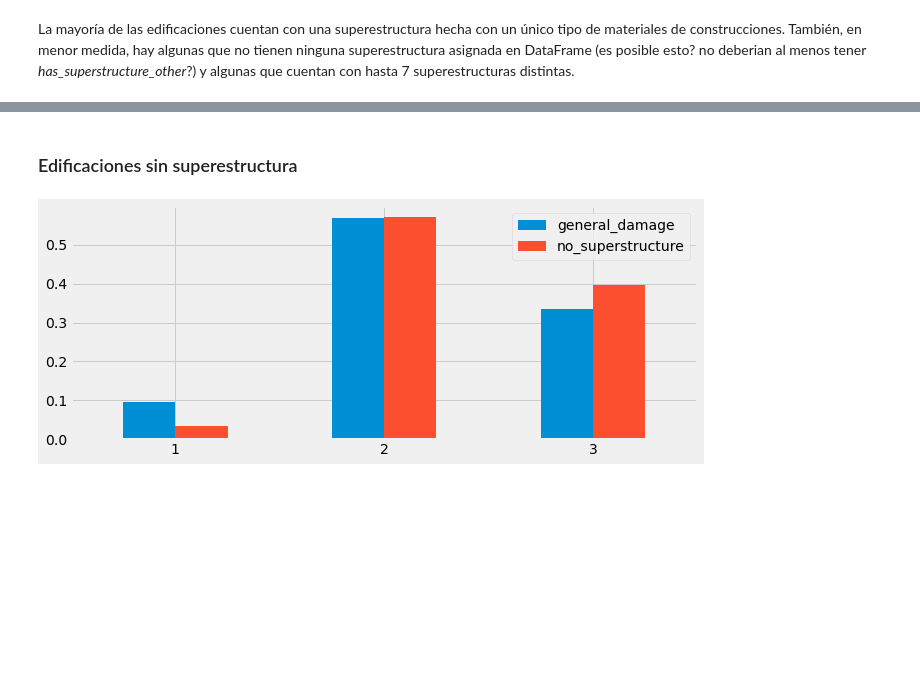
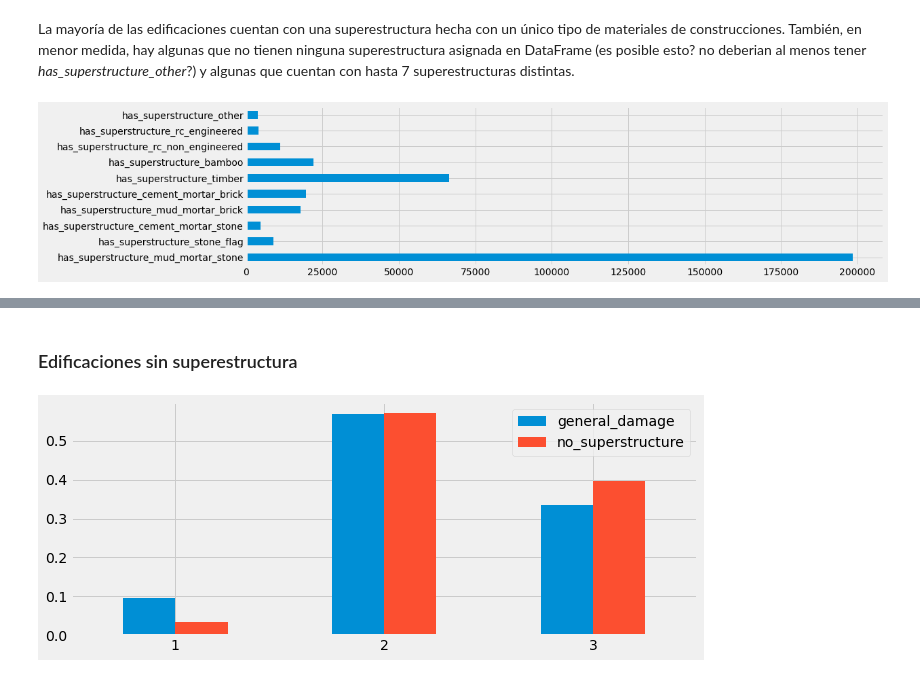
Before and after one commit to franvinas/7506-tp1, a Jupyter notebook: tp1.ipynb, the cells around one changed output, grey strips where cells are left out. Drawn from its saved outputs; the diff is of its cells as text; code cells hidden in the pictures; blank space fills up the shorter version.

```diff
--- a/tp1.ipynb
+++ b/tp1.ipynb
@@ -562,2 +562,7 @@ plt.show()
 # %% [markdown]
 La mayoría de las edificaciones cuentan con una superestructura hecha con un único tipo de materiales de construcciones. También, en menor medida, hay algunas que no tienen ninguna superestructura asignada en DataFrame (es posible esto? no deberian al menos tener *has_superstructure_other*?) y algunas que cuentan con hasta 7 superestructuras distintas.
+# %%
+superstructure_raw.sum().iloc[:-2].plot(kind='barh', figsize=(15,4))
+plt.show()
+# %% [output]
+[figure, added]
```
Also changed, not shown: parts of 30 cells of this notebook.
